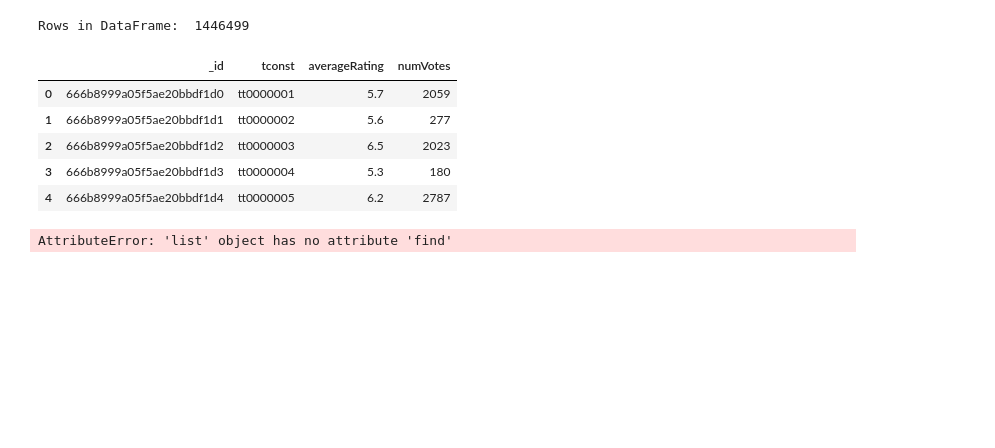
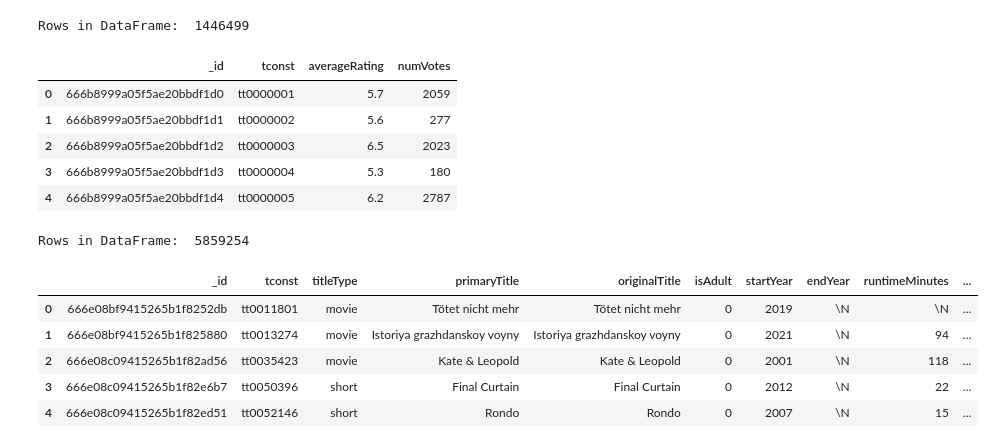
Before and after one commit to Crashapple/movie_info, a Jupyter notebook: movies_info.ipynb, the cells around one changed output. Cells and saved outputs as stored; diff of their text form; code cells hidden in the pictures; blank space fills up the shorter version.

Commit message:
Created Final DataFrame

```diff
--- a/movies_info.ipynb
+++ b/movies_info.ipynb
@@ -92,0 +90,6 @@ len(start_year_after_1980)
+# %%
+# Create a query that finds the titles after start year of 2000
+start_year_after_2000 = list(basics.find({'startYear':{'$gt':2000}}))
+
+# Print the number of results
+len(start_year_after_2000)
@@ -116,10 +142,20 @@ Rows in DataFrame:  1446499
 | 2 | 666b8999a05f5ae20bbdf1d2 | tt0000003 | 6.5 | 2023 |
 | 3 | 666b8999a05f5ae20bbdf1d3 | tt0000004 | 5.3 | 180 |
 | 4 | 666b8999a05f5ae20bbdf1d4 | tt0000005 | 6.2 | 2787 |
-# %%
-basics_list = list(start_year_after_1980.find({}))
-basics_df = pd.DataFrame(basics_list)
-print ('Rows in DataFrame: ', len(basics_df))
-basics_df.head(5)
-# %% [output]
-AttributeError: 'list' object has no attribute 'find'
+# %%
+# Create the filtered list of movies starting after 2000 into a DataFrame
+basics_df = pd.DataFrame(start_year_after_2000)
+
+# Print out the rows in the DataFrame
+print ('Rows in DataFrame: ', len(basics_df))
+
+# Print off the first 5 in the DataFrame
+basics_df.head(5)
+# %% [output]
+Rows in DataFrame:  5859254
+|  | _id | tconst | titleType | primaryTitle | originalTitle | isAdult | startYear | endYear | runtimeMinutes | ... |
+| 0 | 666e08bf9415265b1f8252db | tt0011801 | movie | Tötet nicht mehr | Tötet nicht mehr | 0 | 2019 | \N | \N | ... |
+| 1 | 666e08bf9415265b1f825880 | tt0013274 | movie | Istoriya grazhdanskoy voyny | Istoriya grazhdanskoy voyny | 0 | 2021 | \N | 94 | ... |
+| 2 | 666e08c09415265b1f82ad56 | tt0035423 | movie | Kate & Leopold | Kate & Leopold | 0 | 2001 | \N | 118 | ... |
+| 3 | 666e08c09415265b1f82e6b7 | tt0050396 | short | Final Curtain | Final Curtain | 0 | 2012 | \N | 22 | ... |
+| 4 | 666e08c09415265b1f82ed51 | tt0052146 | short | Rondo | Rondo | 0 | 2007 | \N | 15 | ... |
```
Also changed, not shown: parts of 10 cells of this notebook.
